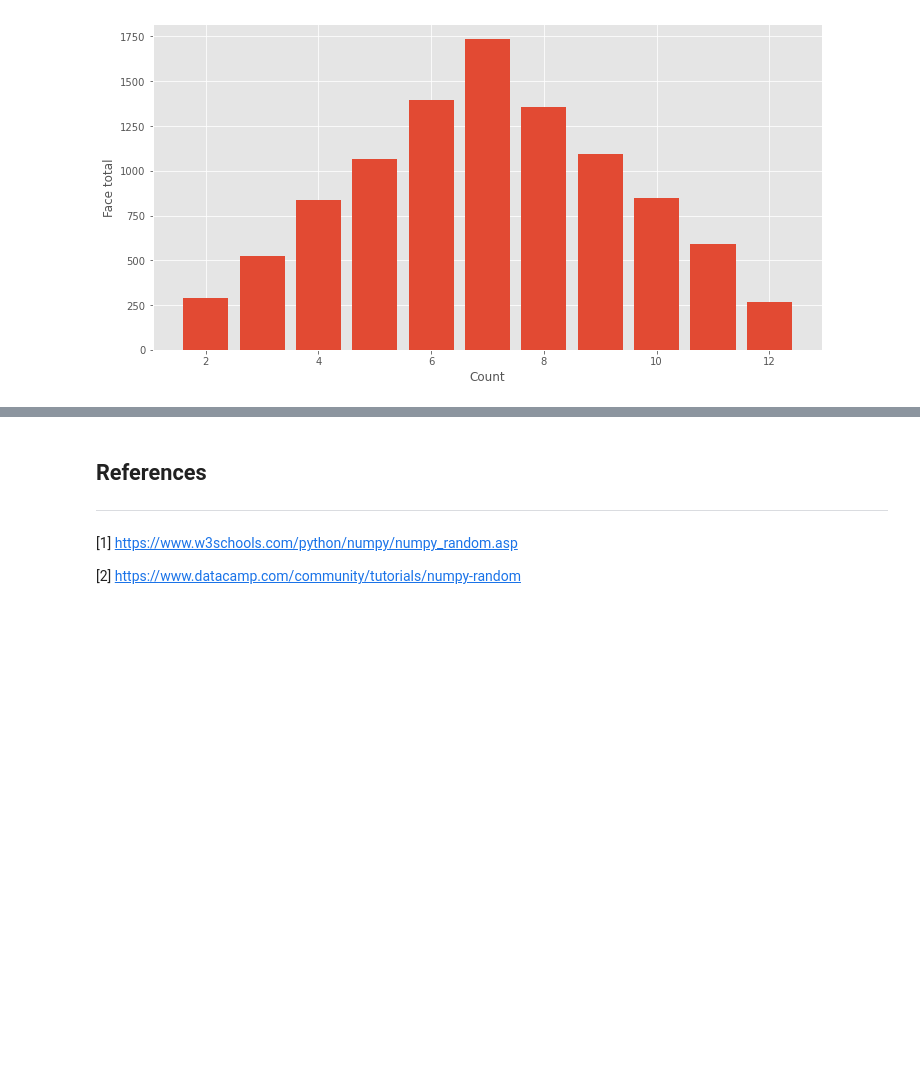
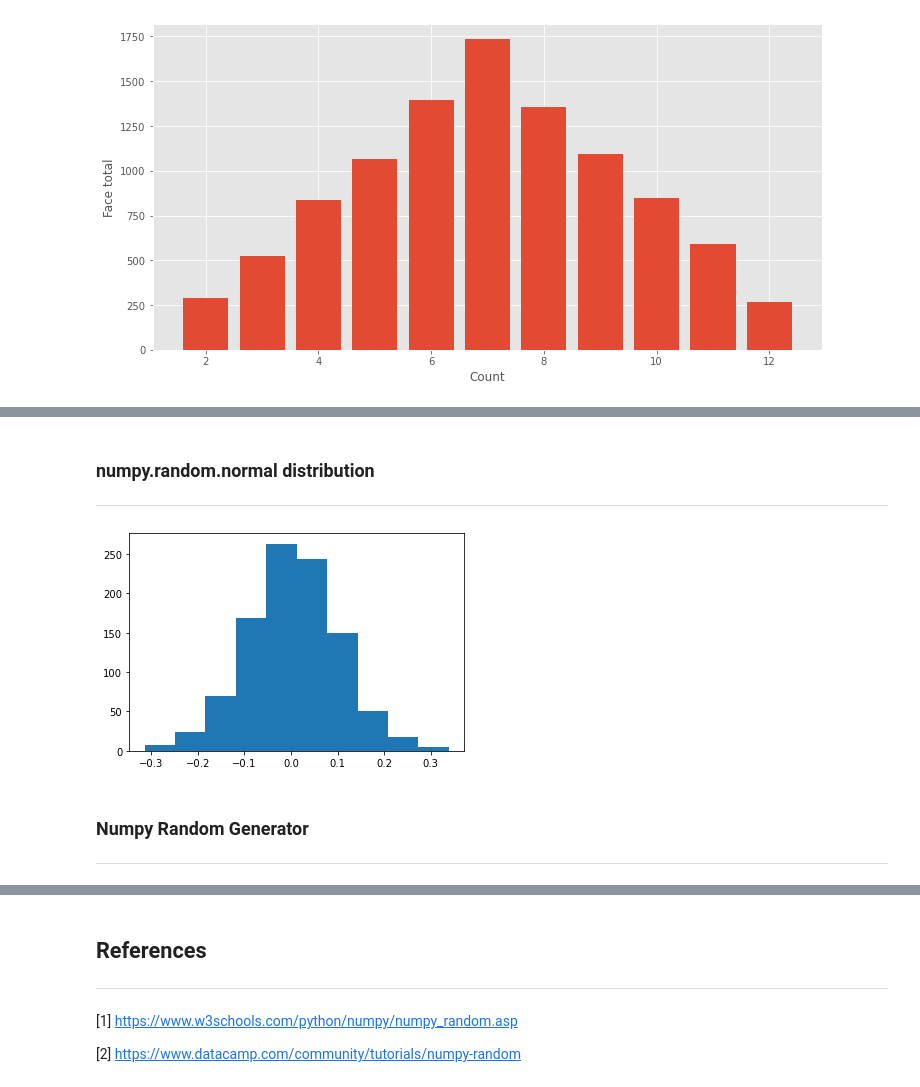
Before and after one commit to amandamurray2021/fundamentals-of-data-analysis-project, a Jupyter notebook: numpy-random.ipynb, the cells around one changed output, grey strips where cells are left out. Drawn from its saved outputs; the diff is of its cells as text; code cells hidden in the pictures; blank space fills up the shorter version.

```diff
--- a/numpy-random.ipynb
+++ b/numpy-random.ipynb
@@ -222,0 +268,17 @@ ax.set_xlabel('Count');
+# %% [markdown]
+### numpy.random.normal distribution
+
+***
+# %%
+# Numbers between 0 inclusive and 0.1 exclusive
+# Generate 1000 numbers
+# Most of the values will be between -0.3 and 0.3
+x = np.random.normal (0, 0.1, 1000)
+plt.hist(x)
+plt.show()
+# %% [output]
+[figure, added]
+# %% [markdown]
+### Numpy Random Generator
+
+***
```
Also changed, not shown: parts of 9 cells of this notebook.
